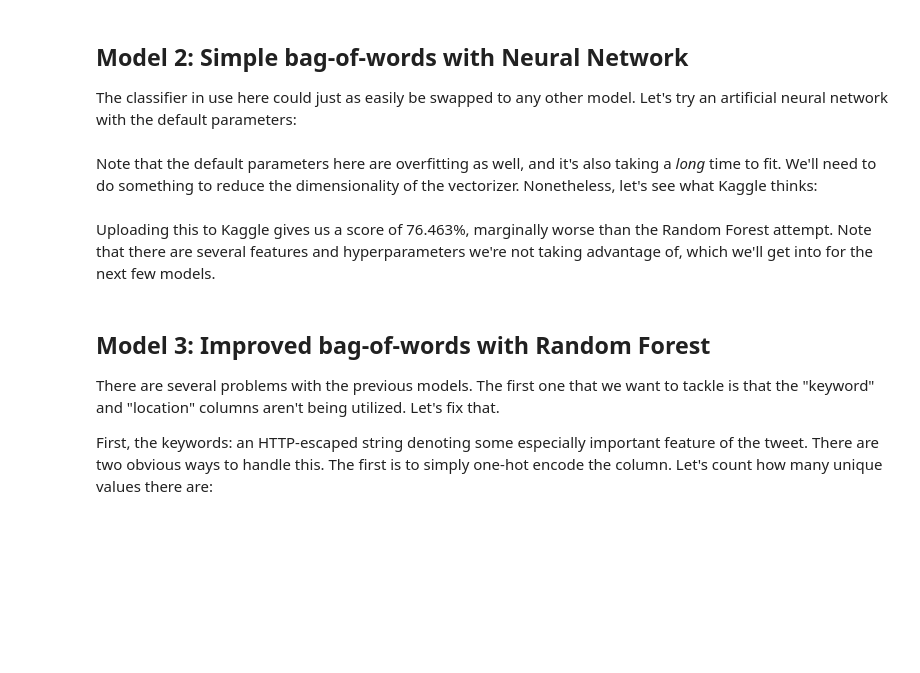
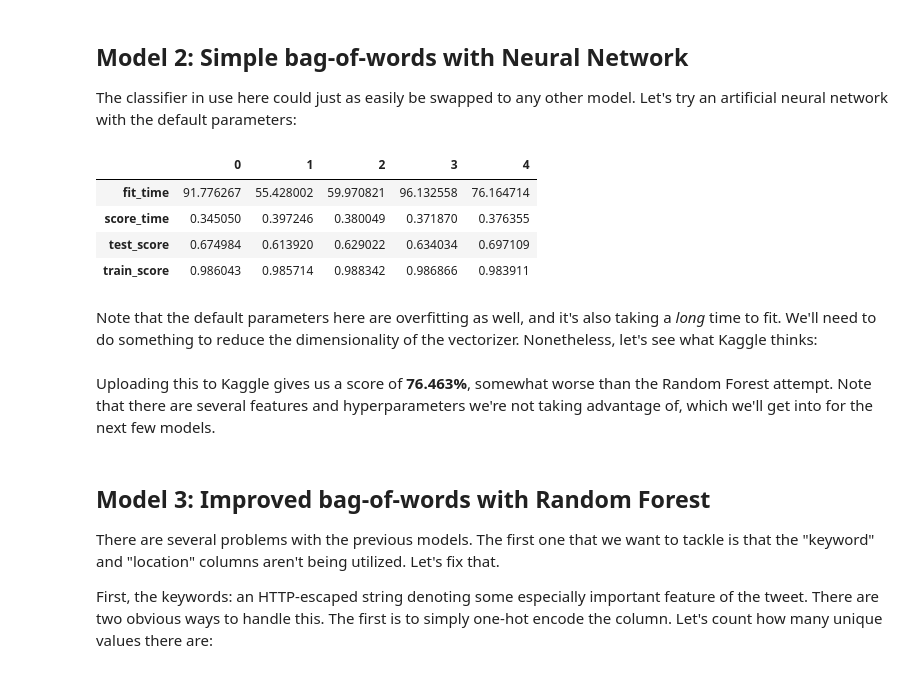
Before and after one commit to thehashtableslasher/ece6420_final, a Jupyter notebook: Report.ipynb, the cells around one changed output. Drawn from its saved outputs; the diff is of its cells as text; code cells hidden in the pictures; blank space fills up the shorter version.

```diff
--- a/Report.ipynb
+++ b/Report.ipynb
@@ -129,8 +185,8 @@ classifier = make_pipeline(ct, RandomForestClassifier(n_jobs=-1, random_state=12
 # %% [markdown]
 As we can see from the cross-validation results, we're overfitting _a lot_, (the trees in the forest are currently permitted unlimited complexity) but that's fine, right now, we only want a model better than the dummy classifier. Let's go ahead and send it to Kaggle.
 # %%
-classifier.fit(X_train, y_train)
-y_test = classifier.predict(df_test)
+pipe.fit(X_train, y_train)
+y_test = pipe.predict(X_test)
 
 df_result = pd.DataFrame({"id": X_test["id"], "target": y_test})
 df_result.set_index("id", inplace=True)
@@ -144,13 +200,19 @@ The classifier in use here could just as easily be swapped to any other model. L
 # %%
 from sklearn.neural_network import MLPClassifier
 
 ct = make_column_transformer(
     (bow_vectorizer, "text"),
     ("drop", ["id", "keyword", "location"])
 )
-classifier = make_pipeline(ct, MLPClassifier(random_state=123))
+pipe = make_pipeline(ct, MLPClassifier(random_state=123))
 
-#pd.DataFrame(cross_validate(classifier, X_train, y_train, cv=5, return_train_score=True)).T
+pd.DataFrame(cross_validate(pipe, X_train, y_train, cv=5, return_train_score=True)).T
+# %% [output]
+|  | 0 | 1 | 2 | 3 | 4 |
+| fit_time | 91.776267 | 55.428002 | 59.970821 | 96.132558 | 76.164714 |
+| score_time | 0.345050 | 0.397246 | 0.380049 | 0.371870 | 0.376355 |
+| test_score | 0.674984 | 0.613920 | 0.629022 | 0.634034 | 0.697109 |
+| train_score | 0.986043 | 0.985714 | 0.988342 | 0.986866 | 0.983911 |
 # %% [markdown]
 Note that the default parameters here are overfitting as well, and it's also taking a _long_ time to fit. We'll need to do something to reduce the dimensionality of the vectorizer. Nonetheless, let's see what Kaggle thinks:
 # %%
@@ -161,7 +223,7 @@ df_result = pd.DataFrame({"id": X_test["id"], "target": y_test})
 df_result.set_index("id", inplace=True)
 df_result.to_csv("2_neuralnetwork.csv")
 # %% [markdown]
-Uploading this to Kaggle gives us a score of 76.463%, marginally worse than the Random Forest attempt. Note that there are several features and hyperparameters we're not taking advantage of, which we'll get into for the next few models.
+Uploading this to Kaggle gives us a score of **76.463%**, somewhat worse than the Random Forest attempt. Note that there are several features and hyperparameters we're not taking advantage of, which we'll get into for the next few models.
 # %% [markdown]
 ## Model 3: Improved bag-of-words with Random Forest
 
```
Also changed, not shown: parts of 62 cells of this notebook, 1 other file.
